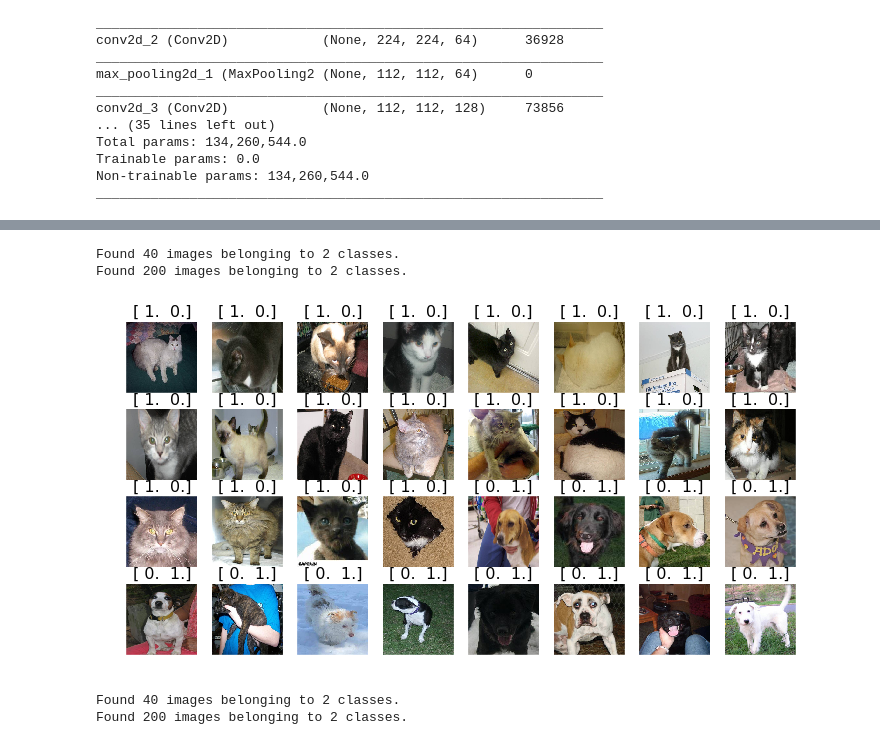
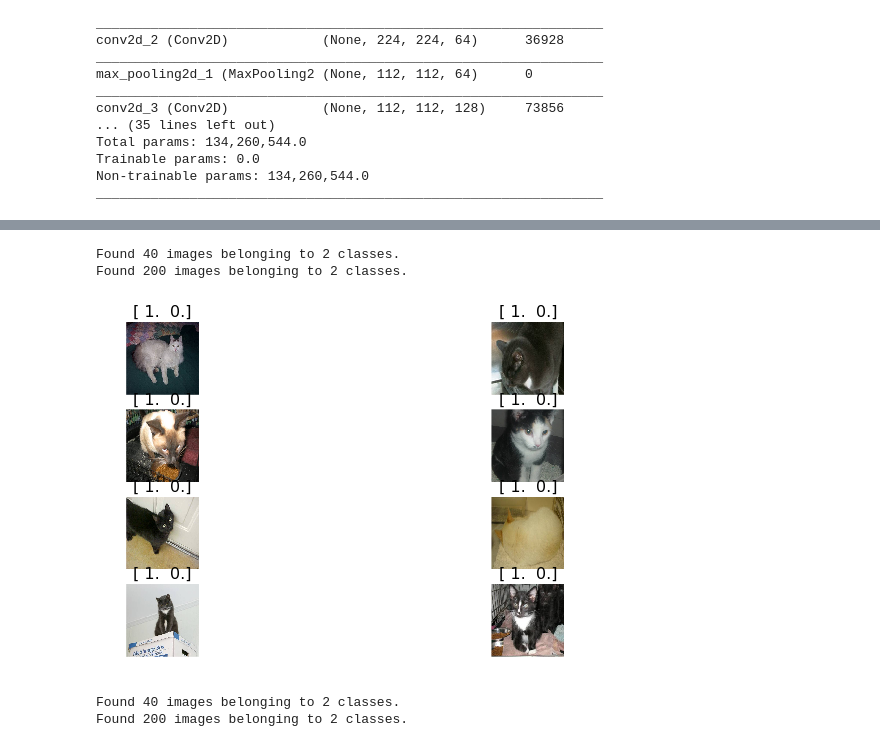
Before and after one commit to arielbenitah/fcn, a Jupyter notebook: vgg16_tests.ipynb, the cells around one changed output, grey strips where cells are left out. Drawn from its saved outputs; the diff is of its cells as text; code cells hidden in the pictures.

```diff
--- a/vgg16_tests.ipynb
+++ b/vgg16_tests.ipynb
@@ -145,26 +101,28 @@ _________________________________________________________________
 # %%
 # Now, start working on the data
 # data location (a small sample of it)
 path = '/home/ubuntu/fastai/courses/deeplearning1/nbs/data/dogscats/sample/'
 model_path = path + 'models/'
 
 %matplotlib inline
 
 # setting batch_size to 32 and continuing normaly
-batch_size = 32
+# depending on the system and the number of parameters to learn, the program may crashes
+# on this param
+batch_size = 8
 
 from fcn_utils import get_batches, get_data, plots
 
 val_batches = get_batches(path+'valid', shuffle=False, batch_size=batch_size)
 trn_batches = get_batches(path+'train', shuffle=False, batch_size=batch_size)
 
 # trying to understand how the batches are constructed
 val_imgs, val_labels = next(val_batches)
 plots(val_imgs, titles=val_labels, figsize=(12,6), rows = 4) # plot 'batch_size = 32' images
 # %% [output]
 Found 40 images belonging to 2 classes.
 Found 200 images belonging to 2 classes.
-[figure, old version]
+[figure, new version]
 # %%
 # target_size=(224,224)
 
```
Also changed, not shown: parts of 11 cells of this notebook.
